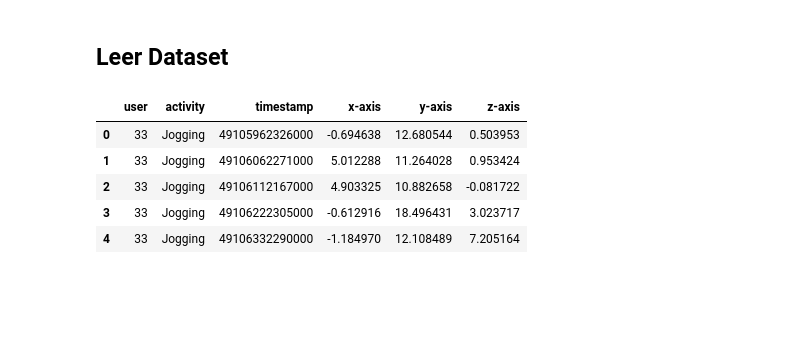
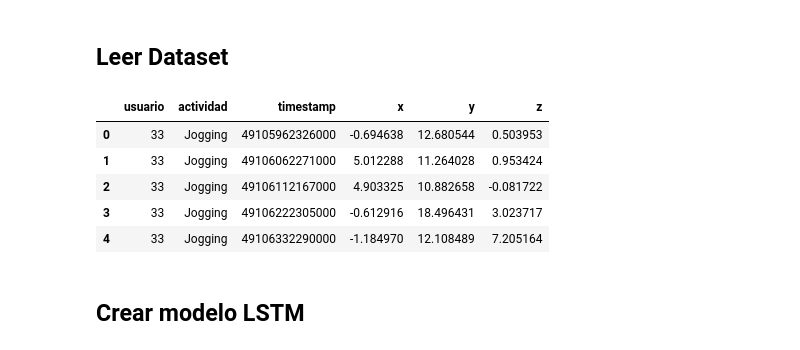
Before and after one commit to MSMRo/deeplearning_codes, a Jupyter notebook: lstm1.ipynb, the cells around one changed output. Drawn from its saved outputs; the diff is of its cells as text; code cells hidden in the pictures; blank space fills up the shorter version.

```diff
--- a/lstm1.ipynb
+++ b/lstm1.ipynb
@@ -26,13 +26,15 @@ output_video.mp4
 # %%
 import pandas as pd
 import numpy as np
 
-df = pd.read_csv(PATH_DATASET+"WISDM_ar_v1.1_raw.csv", names=["user", "activity", "timestamp", "x-axis", "y-axis", "z-axis"])
+df = pd.read_csv(PATH_DATASET+"WISDM_ar_v1.1_raw.csv", names=['usuario', 'actividad', 'timestamp', 'x', 'y', 'z'])
 df.head()
 # %% [output]
-|  | user | activity | timestamp | x-axis | y-axis | z-axis |
+|  | usuario | actividad | timestamp | x | y | z |
 | 0 | 33 | Jogging | 49105962326000 | -0.694638 | 12.680544 | 0.503953 |
 | 1 | 33 | Jogging | 49106062271000 | 5.012288 | 11.264028 | 0.953424 |
 | 2 | 33 | Jogging | 49106112167000 | 4.903325 | 10.882658 | -0.081722 |
 | 3 | 33 | Jogging | 49106222305000 | -0.612916 | 18.496431 | 3.023717 |
 | 4 | 33 | Jogging | 49106332290000 | -1.184970 | 12.108489 | 7.205164 |
+# %% [markdown]
+## Crear modelo LSTM
```
Also changed, not shown: parts of 13 cells of this notebook.
